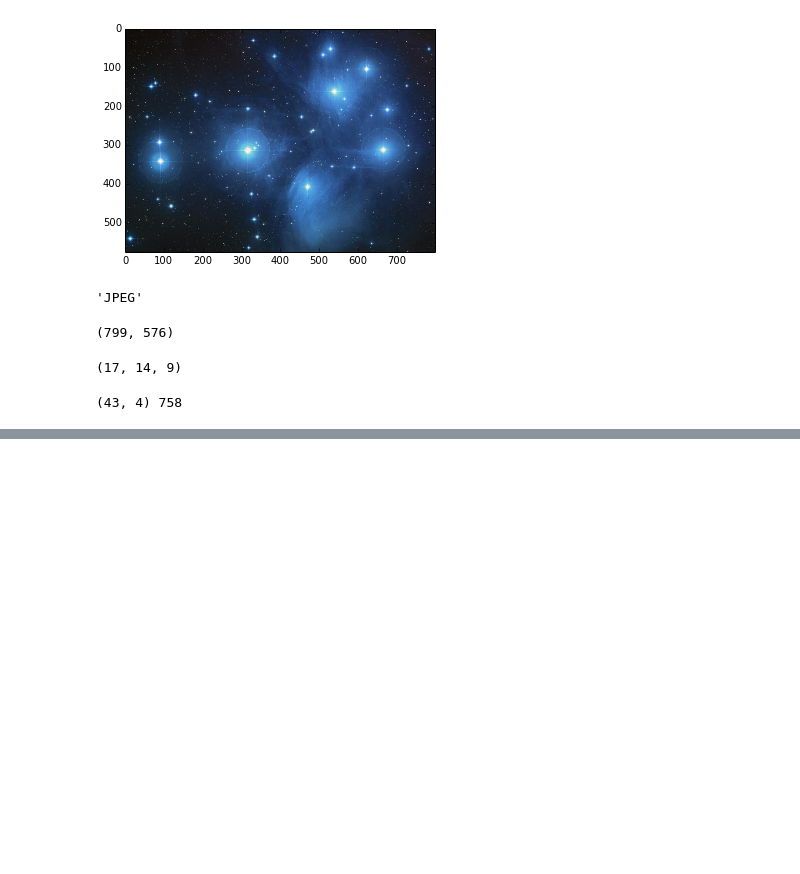
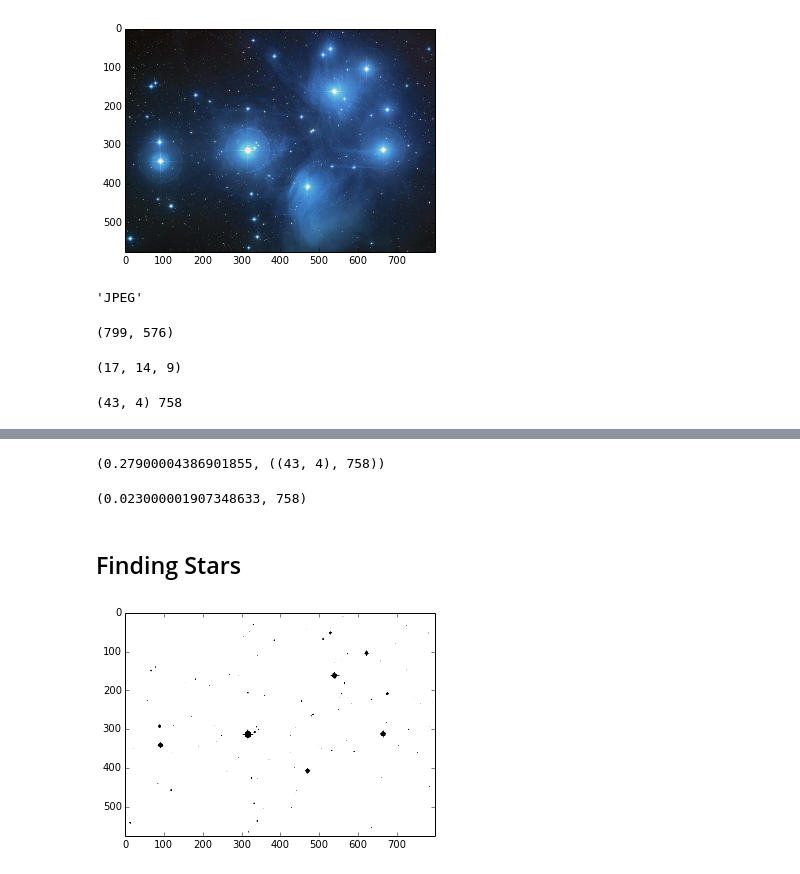
Before and after one commit to pnguye41/PHYS202-S14, a Jupyter notebook: DataIO/CountingStars.ipynb, the cells around one changed output, grey strips where cells are left out. Saved outputs shown, nothing was run; the diff lists cells and outputs as text; code cells hidden in the pictures; blank space fills up the shorter version.

Commit message:
Started CountingStarsExercises

```diff
--- a/DataIO/CountingStars.ipynb
+++ b/DataIO/CountingStars.ipynb
@@ -64,0 +87,35 @@ print elapsed(brightest,pic)
+# %%
+print elapsed(inbetween,pic)
+# %% [output]
+(0.27900004386901855, ((43, 4), 758))
+# %%
+myimg = np.array(pic.getdata(), np.uint8).reshape(pic.size[1], pic.size[0], 3)
+
+def withnumpy(picture):
+    return picture.sum(axis=2).max()
+
+print elapsed(withnumpy,myimg)
+# %% [output]
+(0.023000001907348633, 758)
+# %% [markdown]
+## Finding Stars
+# %%
+def monochrome(picture, threshold):
+    black = (0,0,0)
+    white = (255,255,255)
+    xsize, ysize = picture.size
+    temp = picture.load()
+    for x in range(xsize):
+        for y in range(ysize):
+            r,g,b = temp[x,y]
+            if r+g+b >= threshold:
+                temp[x,y] = black
+            else:
+                temp[x,y] = white
+# %%
+bwpic = Image.open(StringIO(response.content))
+
+monochrome(bwpic,200+200+200)
+plt.imshow(bwpic);
+# %% [output]
+[figure, added]
```
Also changed, not shown: parts of 7 cells of this notebook, 1 other file.
